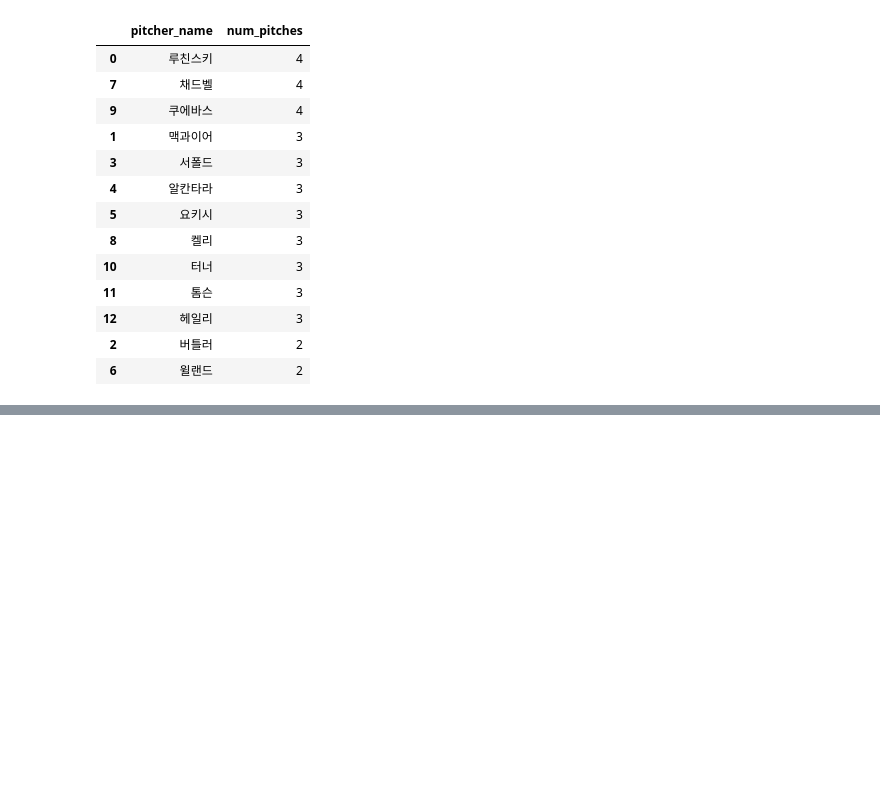
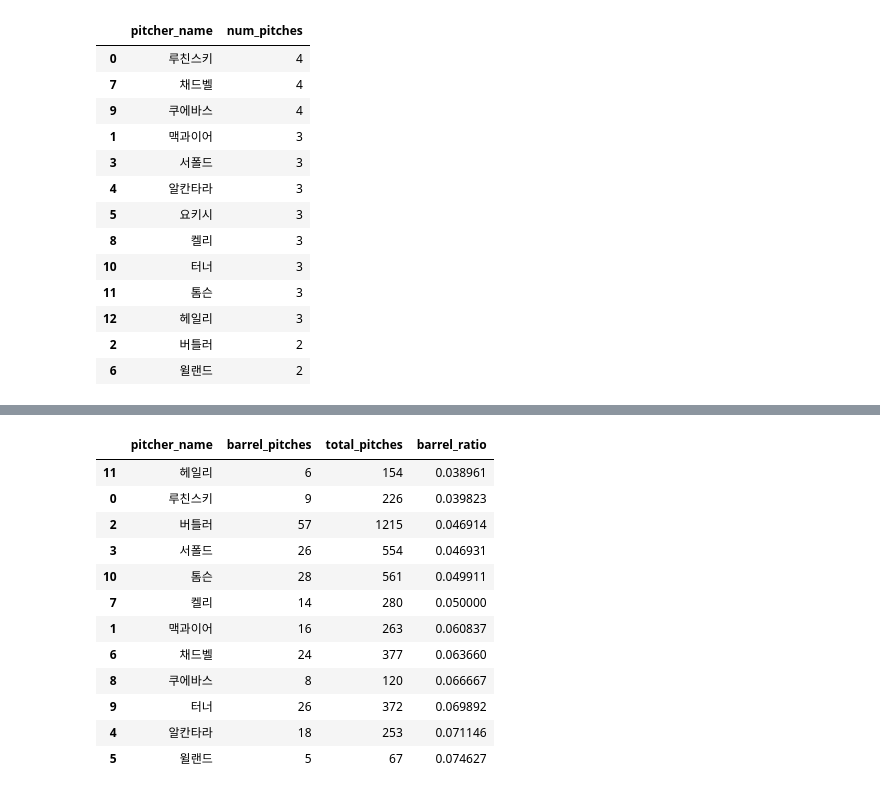
Before and after one commit to msio900/dacon_1st_solution, a Jupyter notebook: Chap05.ipynb, the cells around one changed output, grey strips where cells are left out. Saved outputs shown, nothing was run; the diff lists cells and outputs as text; code cells hidden in the pictures; blank space fills up the shorter version.

```diff
--- a/Chap05.ipynb
+++ b/Chap05.ipynb
@@ -793,0 +1003,8 @@ coordEdge_19.sort_values('num_pitches', ascending = False)
+# %%
+def countTotalPitches(df):
+    TotalPitches = df.groupby('pitcher_name')['game_date'].count().reset_index()
+    TotalPitches = TotalPitches.rename({'game_date':'total_pitches'}, axis = 1)
+
+    return TotalPitches
+
+countTotalPitches(atKbo_19_StatCast).head()
@@ -793,0 +1018,28 @@ coordEdge_19.sort_values('num_pitches', ascending = False)
+# %%
+def getBarrelRatio(df):
+    BarrelPitches_result = countBarrelPitches(df)
+    TotalPitches_result = countTotalPitches(df)
+
+    pitches = pd.merge(BarrelPitches_result, TotalPitches_result, on='pitcher_name',
+                       how='right')
+    pitches = pitches.fillna(0)
+    pitches['barrel_ratio'] = pitches['barrel_pitches'] / pitches['total_pitches']
+    return pitches.sort_values('barrel_ratio')
+# %%
+Stat19notnull = atKbo_19_StatCast[atKbo_19_StatCast.launch_speed.notnull() & \
+                                  atKbo_19_StatCast.launch_angle.notnull()]
+getBarrelRatio(Stat19notnull)
+# %% [output]
+|  | pitcher_name | barrel_pitches | total_pitches | barrel_ratio |
+| 11 | 헤일리 | 6 | 154 | 0.038961 |
+| 0 | 루친스키 | 9 | 226 | 0.039823 |
+| 2 | 버틀러 | 57 | 1215 | 0.046914 |
+| 3 | 서폴드 | 26 | 554 | 0.046931 |
+| 10 | 톰슨 | 28 | 561 | 0.049911 |
+| 7 | 켈리 | 14 | 280 | 0.050000 |
+| 1 | 맥과이어 | 16 | 263 | 0.060837 |
+| 6 | 채드벨 | 24 | 377 | 0.063660 |
+| 8 | 쿠에바스 | 8 | 120 | 0.066667 |
+| 9 | 터너 | 26 | 372 | 0.069892 |
+| 4 | 알칸타라 | 18 | 253 | 0.071146 |
+| 5 | 윌랜드 | 5 | 67 | 0.074627 |
```
Also changed, not shown: parts of 17 cells of this notebook.
